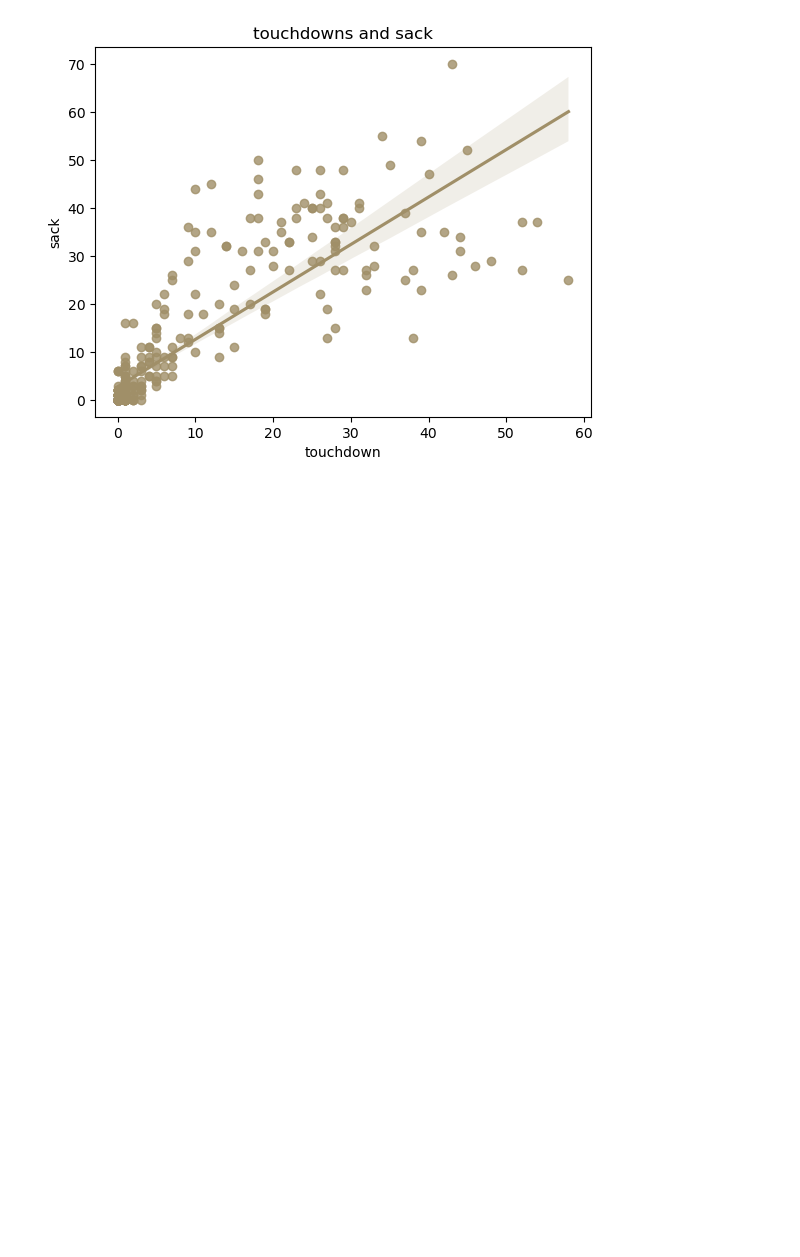
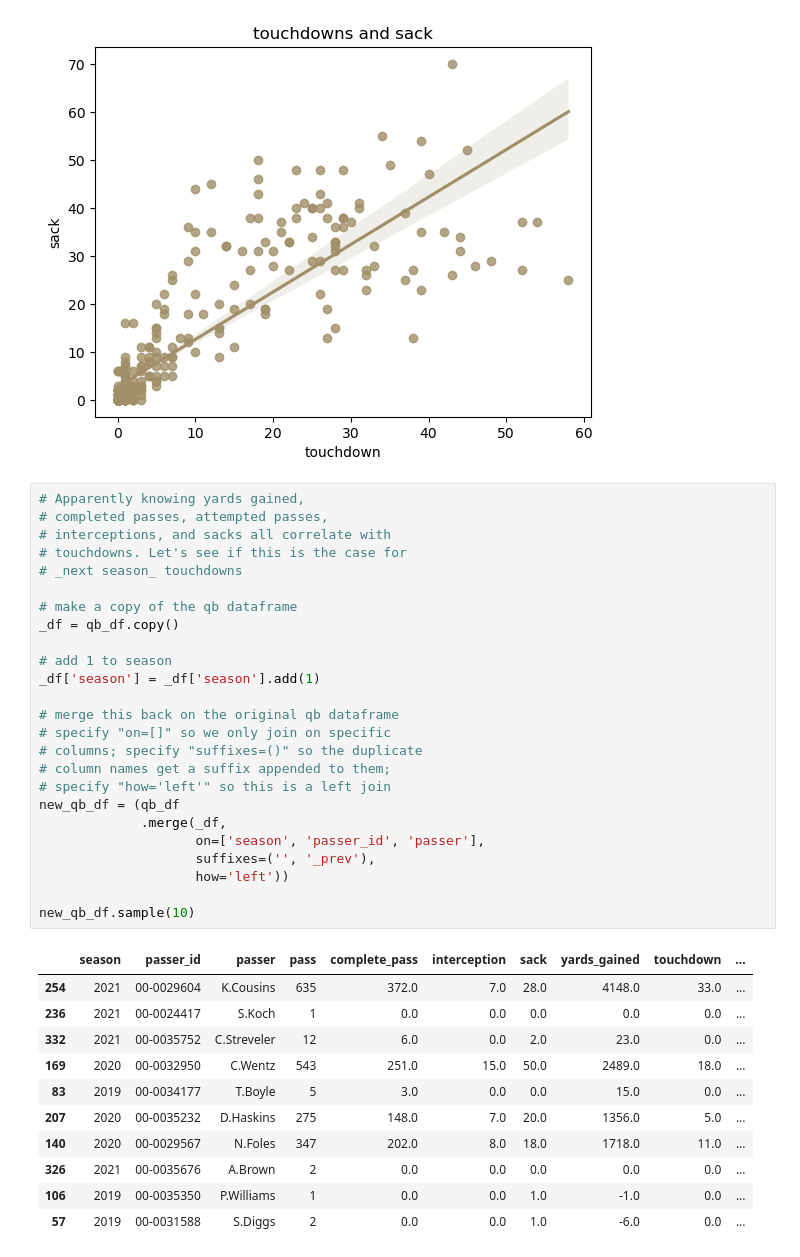
Before and after one commit to thijswillemmoens/predict_nfl_touchdowns, a Jupyter notebook: main.ipynb, the cells around one changed output. Drawn from its saved outputs; the diff is of its cells as text; blank space fills up the shorter version.

```diff
--- a/main.ipynb
+++ b/main.ipynb
@@ -117,3 +117,40 @@ for y in ['yards_gained', 'complete_pass',
 [figure]
 [figure]
 [figure]
+# %%
+# Apparently knowing yards gained,
+# completed passes, attempted passes,
+# interceptions, and sacks all correlate with
+# touchdowns. Let's see if this is the case for
+# _next season_ touchdowns
+
+# make a copy of the qb dataframe
+_df = qb_df.copy()
+
+# add 1 to season
+_df['season'] = _df['season'].add(1)
+
+# merge this back on the original qb dataframe
+# specify "on=[]" so we only join on specific
+# columns; specify "suffixes=()" so the duplicate
+# column names get a suffix appended to them;
+# specify "how='left'" so this is a left join
+new_qb_df = (qb_df
+             .merge(_df,
+                    on=['season', 'passer_id', 'passer'],
+                    suffixes=('', '_prev'),
+                    how='left'))
+
+new_qb_df.sample(10)
+# %% [output]
+|  | season | passer_id | passer | pass | complete_pass | interception | sack | yards_gained | touchdown | ... |
+| 254 | 2021 | 00-0029604 | K.Cousins | 635 | 372.0 | 7.0 | 28.0 | 4148.0 | 33.0 | ... |
+| 236 | 2021 | 00-0024417 | S.Koch | 1 | 0.0 | 0.0 | 0.0 | 0.0 | 0.0 | ... |
+| 332 | 2021 | 00-0035752 | C.Streveler | 12 | 6.0 | 0.0 | 2.0 | 23.0 | 0.0 | ... |
+| 169 | 2020 | 00-0032950 | C.Wentz | 543 | 251.0 | 15.0 | 50.0 | 2489.0 | 18.0 | ... |
+| 83 | 2019 | 00-0034177 | T.Boyle | 5 | 3.0 | 0.0 | 0.0 | 15.0 | 0.0 | ... |
+| 207 | 2020 | 00-0035232 | D.Haskins | 275 | 148.0 | 7.0 | 20.0 | 1356.0 | 5.0 | ... |
+| 140 | 2020 | 00-0029567 | N.Foles | 347 | 202.0 | 8.0 | 18.0 | 1718.0 | 11.0 | ... |
+| 326 | 2021 | 00-0035676 | A.Brown | 2 | 0.0 | 0.0 | 0.0 | 0.0 | 0.0 | ... |
+| 106 | 2019 | 00-0035350 | P.Williams | 1 | 0.0 | 0.0 | 1.0 | -1.0 | 0.0 | ... |
+| 57 | 2019 | 00-0031588 | S.Diggs | 2 | 0.0 | 0.0 | 1.0 | -6.0 | 0.0 | ... |
```
Also changed, not shown: parts of 9 cells of this notebook.
